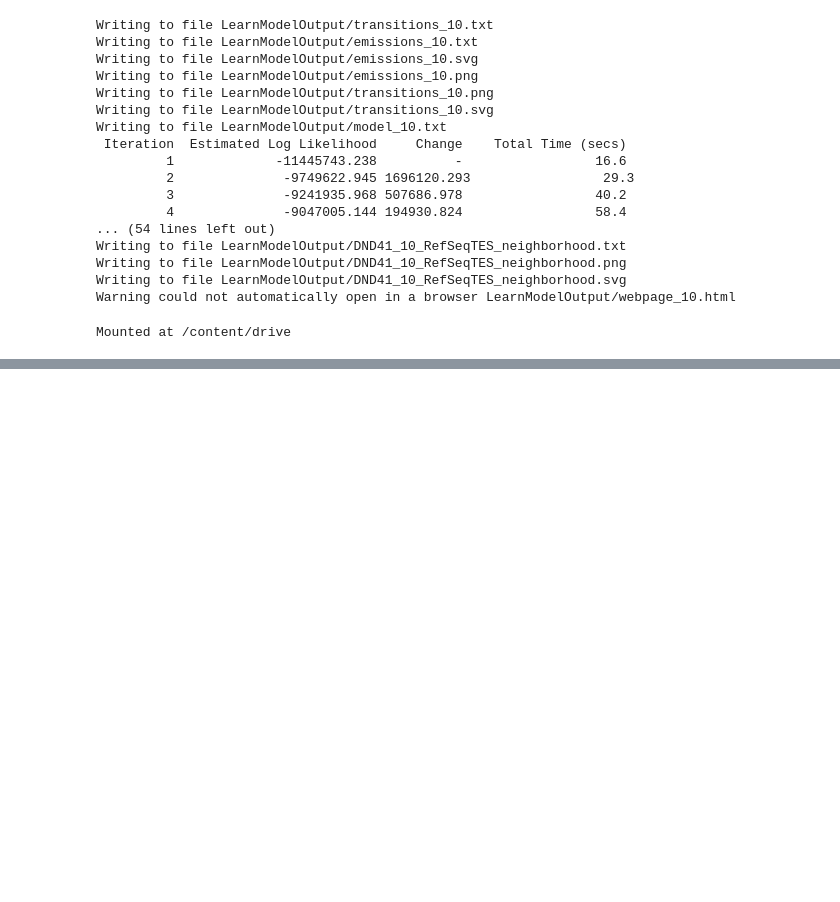
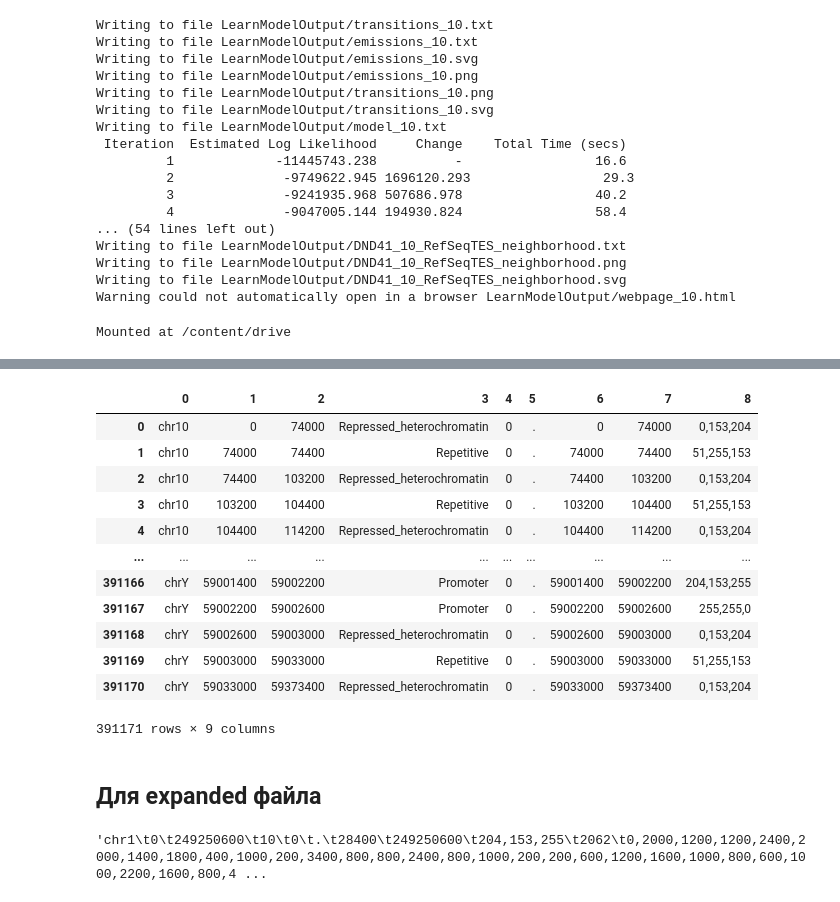
Before and after one commit to kseniashilova/hse_hw3_chromhmm, a Jupyter notebook: Shilova_Ksenia_ChromHmm.ipynb, the cells around one changed output, grey strips where cells are left out. Cells and saved outputs as stored; diff of their text form; code cells hidden in the pictures; blank space fills up the shorter version.

```diff
--- a/Shilova_Ksenia_ChromHmm.ipynb
+++ b/Shilova_Ksenia_ChromHmm.ipynb
@@ -159,0 +182,16 @@ Mounted at /content/drive
+# %%
+for i in range(len(df[3])):
+  if (df[3][i] == 1) or (df[3][i] == 2):
+    df[3][i] = 'Repressed_heterochromatin'
+  elif (df[3][i] == 3):
+    df[3][i] = 'Repetitive'
+  elif (df[3][i] == 4) or (df[3][i] == 6):
+    df[3][i] = 'Transcribed_5′_Distal'
+  elif (df[3][i] == 5):
+    df[3][i] = 'Transcribed_less_5′_proximal_med_expr'
+  elif (df[3][i] == 7):
+    df[3][i] = 'Transcribed_5′_proximal_higher_expr'
+  elif (df[3][i] == 8):
+    df[3][i] = 'Transcribed_promoter_highest_expr'
+  elif (df[3][i] == 9) or (df[3][i] == 10):
+    df[3][i] = 'Promoter'
@@ -159,0 +207,16 @@ Mounted at /content/drive
+# %%
+df
+# %% [output]
+|  | 0 | 1 | 2 | 3 | 4 | 5 | 6 | 7 | 8 |
+| 0 | chr10 | 0 | 74000 | Repressed_heterochromatin | 0 | . | 0 | 74000 | 0,153,204 |
+| 1 | chr10 | 74000 | 74400 | Repetitive | 0 | . | 74000 | 74400 | 51,255,153 |
+| 2 | chr10 | 74400 | 103200 | Repressed_heterochromatin | 0 | . | 74400 | 103200 | 0,153,204 |
+| 3 | chr10 | 103200 | 104400 | Repetitive | 0 | . | 103200 | 104400 | 51,255,153 |
+| 4 | chr10 | 104400 | 114200 | Repressed_heterochromatin | 0 | . | 104400 | 114200 | 0,153,204 |
+| ... | ... | ... | ... | ... | ... | ... | ... | ... | ... |
+| 391166 | chrY | 59001400 | 59002200 | Promoter | 0 | . | 59001400 | 59002200 | 204,153,255 |
+| 391167 | chrY | 59002200 | 59002600 | Promoter | 0 | . | 59002200 | 59002600 | 255,255,0 |
+| 391168 | chrY | 59002600 | 59003000 | Repressed_heterochromatin | 0 | . | 59002600 | 59003000 | 0,153,204 |
+| 391169 | chrY | 59003000 | 59033000 | Repetitive | 0 | . | 59003000 | 59033000 | 51,255,153 |
+| 391170 | chrY | 59033000 | 59373400 | Repressed_heterochromatin | 0 | . | 59033000 | 59373400 | 0,153,204 |
+391171 rows × 9 columns
@@ -159,0 +225,2 @@ Mounted at /content/drive
+# %% [markdown]
+## Для expanded файла
@@ -159,0 +232,4 @@ Mounted at /content/drive
+# %%
+'\t'.join(a)
+# %% [output]
+'chr1\t0\t249250600\t10\t0\t.\t28400\t249250600\t204,153,255\t2062\t0,2000,1200,1200,2400,2000,1400,1800,400,1000,200,3400,800,800,2400,800,1000,200,200,600,1200,1600,1000,800,600,1000,2200,1600,800,4 ...
```
Also changed, not shown: parts of 13 cells of this notebook.
